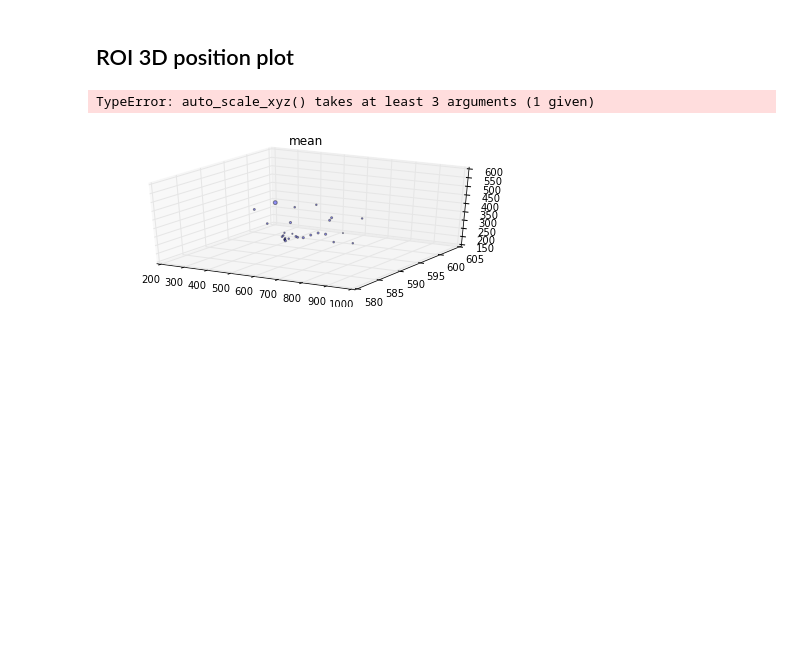
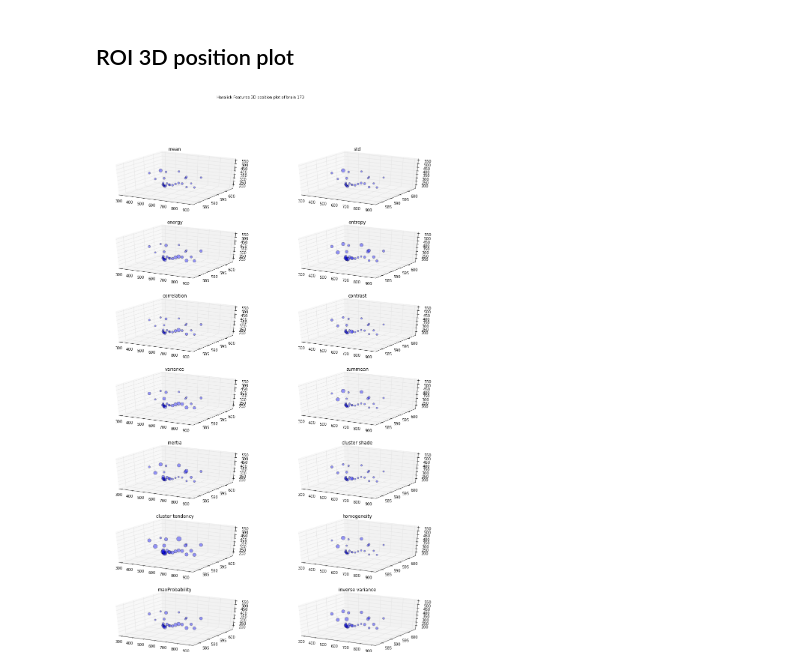
Before and after one commit to Upward-Spiral-Science/claritycontrol, a Jupyter notebook: assignments/a09_extended_exploratory.ipynb, the cells around one changed output. Drawn from its saved outputs; the diff is of its cells as text; code cells hidden in the pictures; blank space fills up the shorter version.

```diff
--- a/assignments/a09_extended_exploratory.ipynb
+++ b/assignments/a09_extended_exploratory.ipynb
@@ -93,15 +93,15 @@ fig.show()
 # %%
 BRAIN_N = 173  # Which brain would you like to study?
 tmp = data[data[:,1]==BRAIN_N,:]
 fig = plt.figure(figsize=(16,24))
 
 for i,field in enumerate(fields[6:]):
     ax = fig.add_subplot(7,2,i+1, projection='3d')
     ax.set_title(field)
-    s = (tmp[:,6+i]-min(tmp[:,6+i]))/max(tmp[:,6+i])*19+1
+    s = (tmp[:,6+i]-min(tmp[:,6+i]))/max(tmp[:,6+i])*80+20
     ax.scatter(tmp[:,3], tmp[:,4], tmp[:,5],s=s, c='b', marker='o', alpha=0.4)
-    ax.auto_scale_xyz()
+    ax.autoscale(tight=True)
+fig.suptitle('Haralick Features 3D position plot of brain %d'%(BRAIN_N))
 fig.show()
 # %% [output]
-TypeError: auto_scale_xyz() takes at least 3 arguments (1 given)
-[figure, old version]
+[figure, new version]
```
Also changed, not shown: 1 other file.
